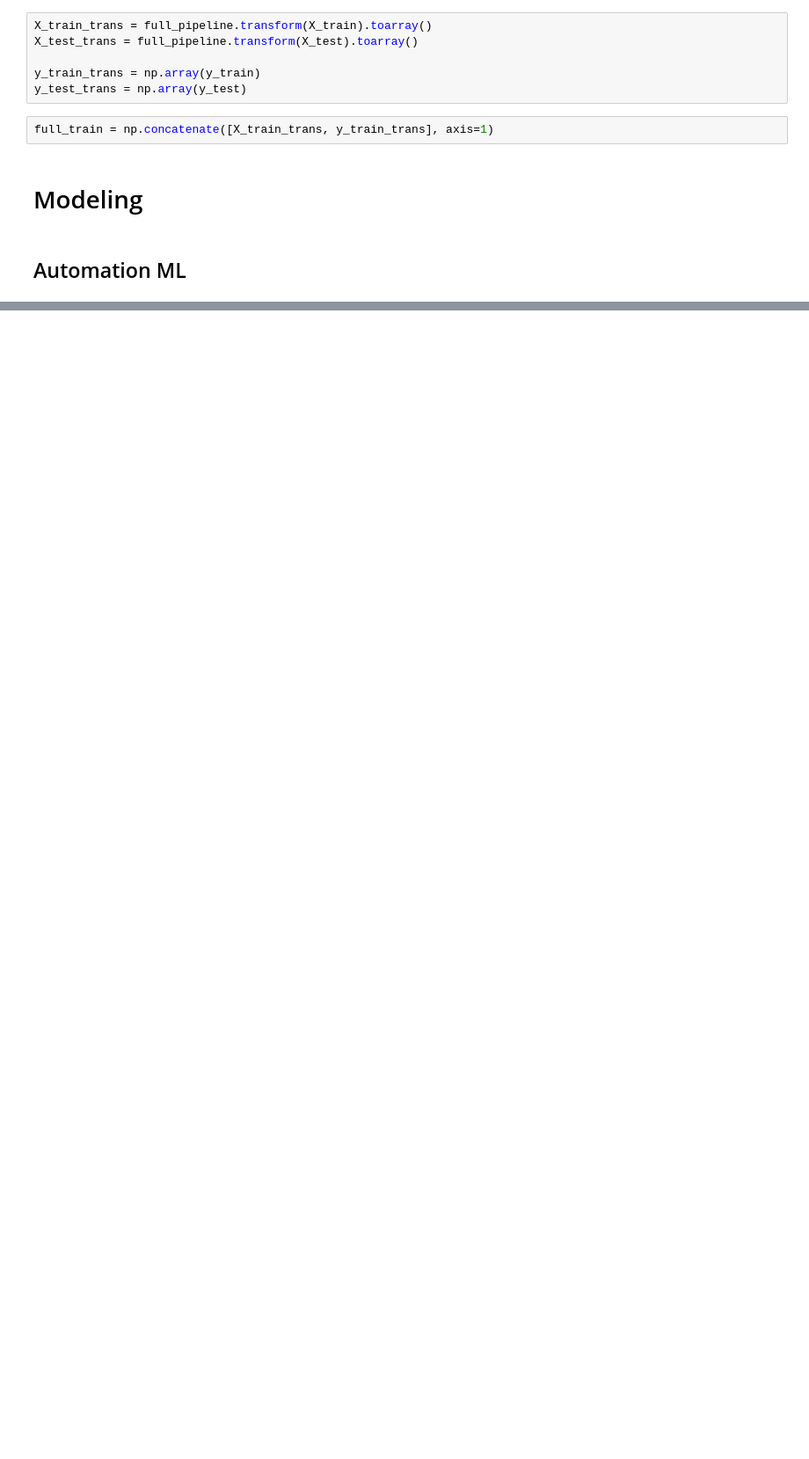
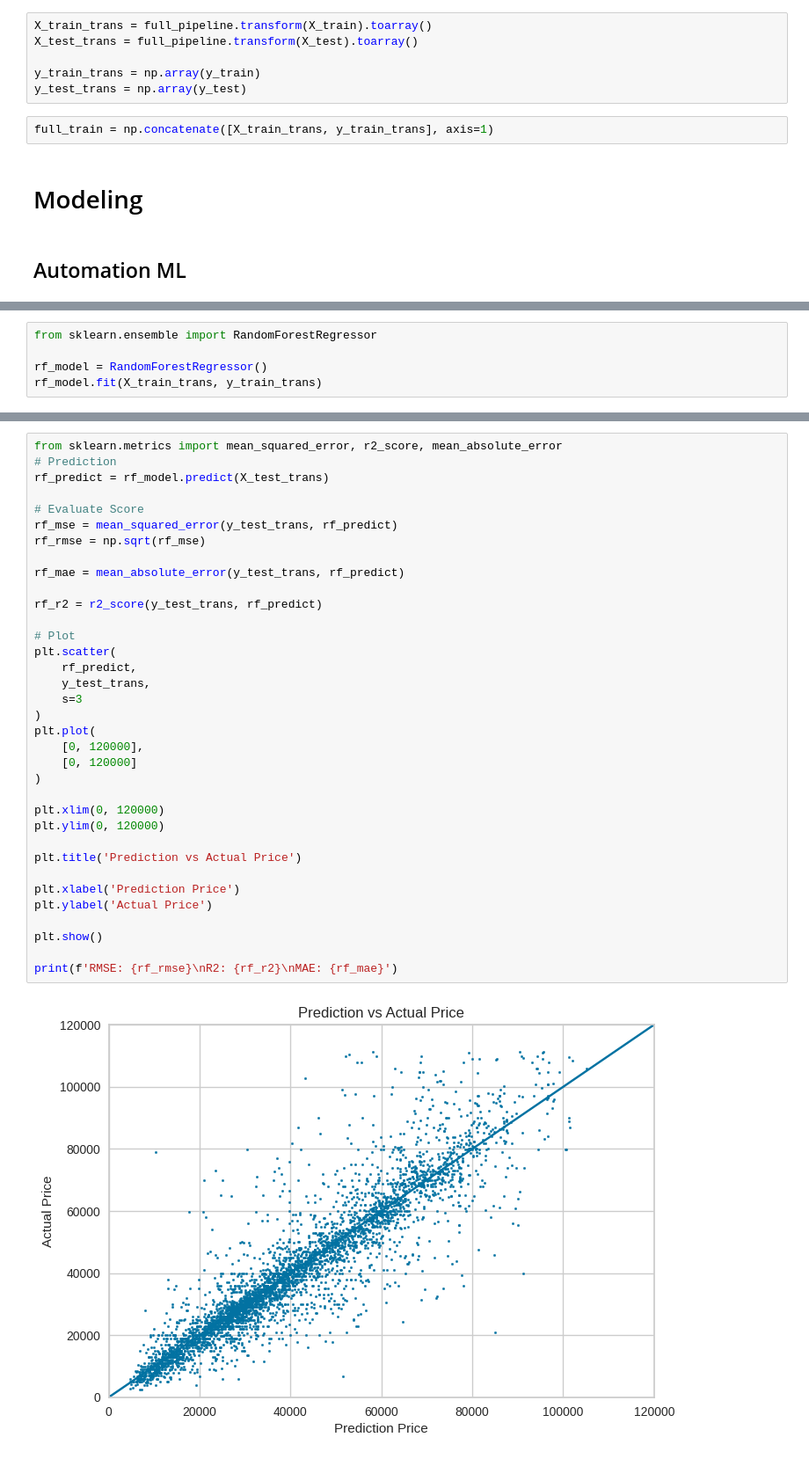
Before and after one commit to alfiannajih/used-vehicle-price-prediction, a Jupyter notebook: used_vehicle.ipynb, the cells around one changed output, grey strips where cells are left out. Shown at 88% size. Cells and saved outputs as stored; diff of their text form; blank space fills up the shorter version.

Commit message:
random forest modeling

```diff
--- a/used_vehicle.ipynb
+++ b/used_vehicle.ipynb
@@ -958,0 +630,5 @@ regression_setup
+# %%
+from sklearn.ensemble import RandomForestRegressor
+
+rf_model = RandomForestRegressor()
+rf_model.fit(X_train_trans, y_train_trans)
@@ -958,0 +639,37 @@ regression_setup
+# %%
+from sklearn.metrics import mean_squared_error, r2_score, mean_absolute_error
+# Prediction
+rf_predict = rf_model.predict(X_test_trans)
+
+# Evaluate Score
+rf_mse = mean_squared_error(y_test_trans, rf_predict)
+rf_rmse = np.sqrt(rf_mse)
+
+rf_mae = mean_absolute_error(y_test_trans, rf_predict)
+
+rf_r2 = r2_score(y_test_trans, rf_predict)
+
+# Plot
+plt.scatter(
+    rf_predict,
+    y_test_trans,
+    s=3
+)
+plt.plot(
+    [0, 120000],
+    [0, 120000]
+)
+
+plt.xlim(0, 120000)
+plt.ylim(0, 120000)
+
+plt.title('Prediction vs Actual Price')
+
+plt.xlabel('Prediction Price')
+plt.ylabel('Actual Price')
+
+plt.show()
+
+print(f'RMSE: {rf_rmse}\nR2: {rf_r2}\nMAE: {rf_mae}')
+# %% [output]
+[figure, added]
```
Also changed, not shown: parts of 52 cells of this notebook.
